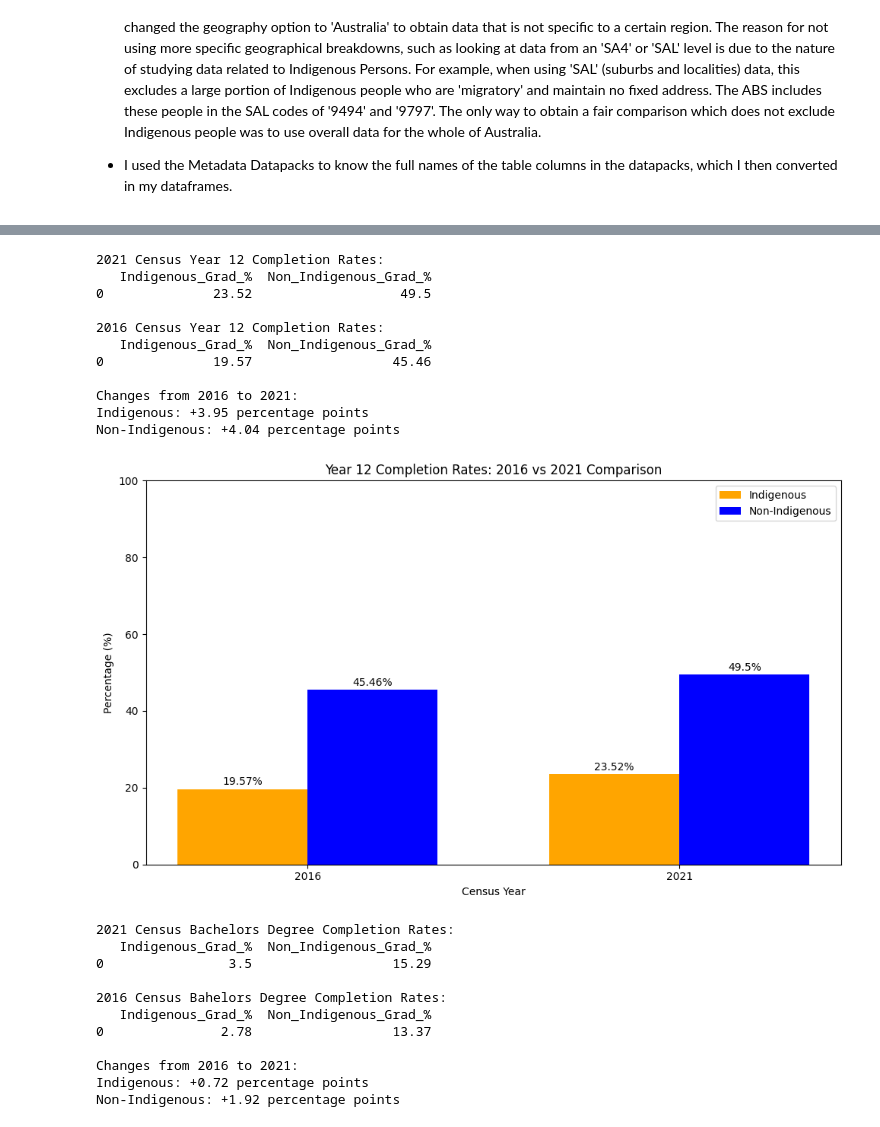
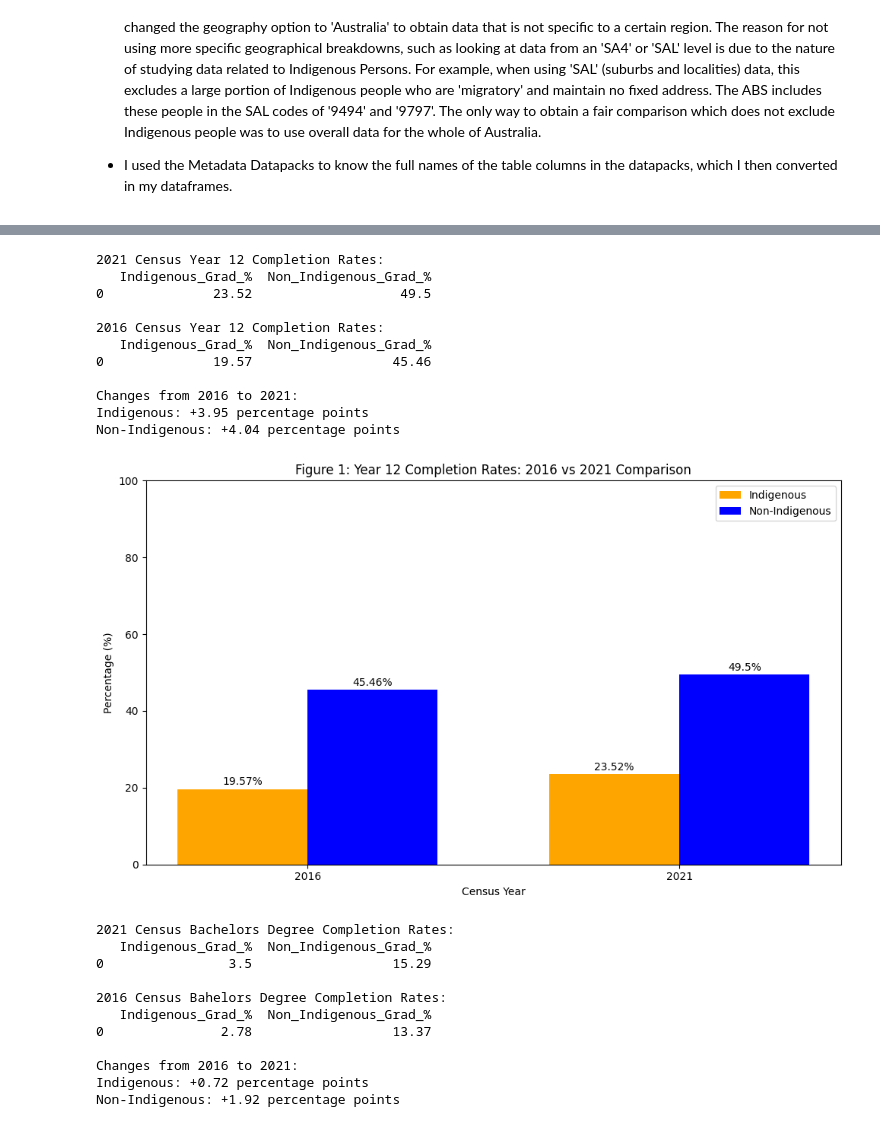
Before and after one commit to nylzy/DataScienceAssignment1, a Jupyter notebook: CITS2402-Assignment-22708177.ipynb, the cells around one changed output, grey strips where cells are left out. Saved outputs shown, nothing was run; the diff lists cells and outputs as text; code cells hidden in the pictures.

```diff
--- a/CITS2402-Assignment-22708177.ipynb
+++ b/CITS2402-Assignment-22708177.ipynb
@@ -125,35 +127,35 @@ bars1 = ax.bar([i - width/2 for i in x], indigenous_values, width, label='Indige
 bars2 = ax.bar([i + width/2 for i in x], non_indigenous_values, width, label='Non-Indigenous', color='blue')
 
 # Add value labels on bars
 for bars in [bars1, bars2]:
     for bar in bars:
         height = bar.get_height()
         ax.text(bar.get_x() + bar.get_width()/2., height + 0.5,
                 f'{height}%', ha='center', va='bottom', fontsize=10)
 
 ax.set_xlabel('Census Year')
 ax.set_ylabel('Percentage (%)')
-ax.set_title('Year 12 Completion Rates: 2016 vs 2021 Comparison')
+ax.set_title('Figure 1: Year 12 Completion Rates: 2016 vs 2021 Comparison')
 ax.set_xticks(x)
 ax.set_xticklabels(['2016', '2021'])
 ax.legend()
 ax.set_ylim(0, 100)
 
 plt.tight_layout()
 plt.show()
 # %% [output]
 2021 Census Year 12 Completion Rates:
    Indigenous_Grad_%  Non_Indigenous_Grad_%
 0              23.52                   49.5
 
 2016 Census Year 12 Completion Rates:
    Indigenous_Grad_%  Non_Indigenous_Grad_%
 0              19.57                  45.46
 
 Changes from 2016 to 2021:
 Indigenous: +3.95 percentage points
 Non-Indigenous: +4.04 percentage points
-[figure, old version]
+[figure, new version]
 # %%
 # Load 2021 census totals
 totalPeople2021 = pd.read_csv('2021Census_I01A_AUS_AUS.csv')
```
Also changed, not shown: parts of 2 cells of this notebook.
